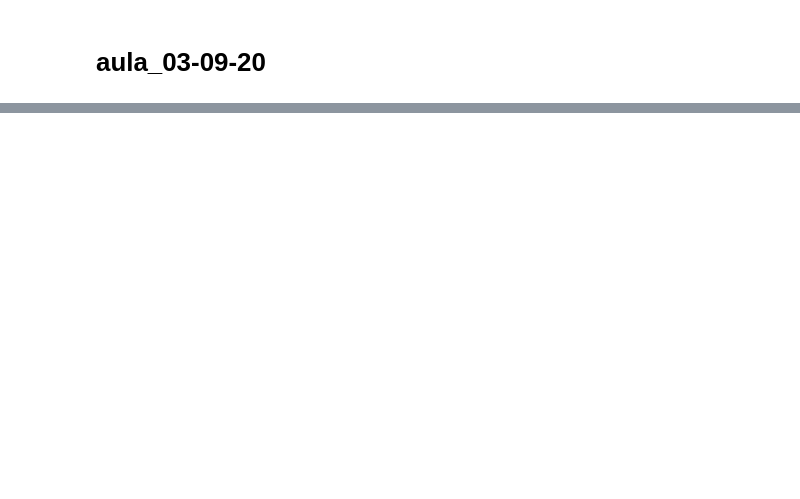
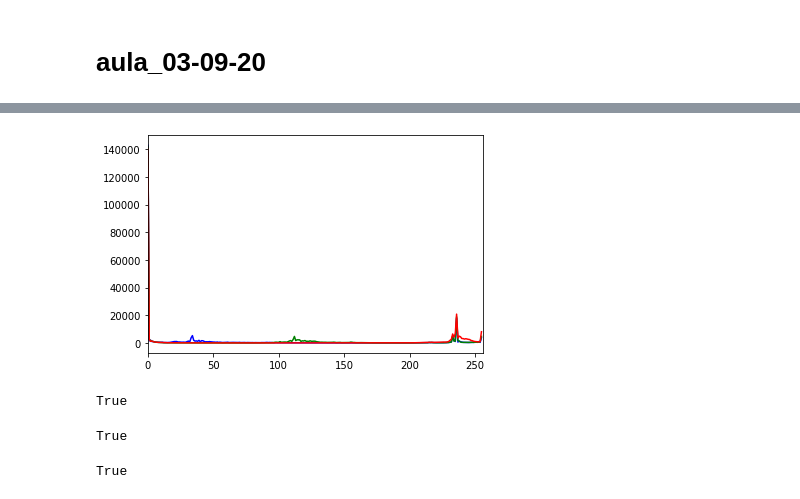
Before and after one commit to yuki86/robotica, a Jupyter notebook: aula_03-09-20.ipynb, the cells around one changed output, grey strips where cells are left out. Cells and saved outputs as stored; diff of their text form; code cells hidden in the pictures; blank space fills up the shorter version.

```diff
--- a/aula_03-09-20.ipynb
+++ b/aula_03-09-20.ipynb
@@ -12,0 +27,50 @@ AttributeError: ignored
+# %%
+import cv2
+import matplotlib.pylab as plt
+image = cv2.imread('fox.jpeg')
+color = ('b','g','r')
+for i, col in enumerate(color):
+  histr = cv2.calcHist([image],[i],None,[256],[0,256])
+  plt.plot(histr,color = col)
+  plt.xlim([0,256])
+plt.show()
+# %% [output]
+[figure, added]
+# %%
+import cv2
+import numpy as np
+imagem = cv2.imread('fox.jpeg')
+altura, largura, bytesPorPixel = np.shape(imagem)
+img = np.zeros([altura,largura,3])
+for py in range(0, altura):
+  for px in range(0, largura):
+    img[py][px][0] = imagem[py][px][0] # cor azul
+    img[py][px][1] = 0 # cor verde
+    img[py][px][2] = 0 # cor vermelho
+cv2.imwrite("fox-blue.jpeg", img )
+# %% [output]
+True
+# %%
+import cv2
+import numpy as np
+
+imagem = cv2.imread('fox.jpeg')
+altura, largura, bytesPorPixel = np.shape(imagem)
+img = np.zeros([altura,largura,3])
+
+for py in range(0, altura):
+  for px in range(0, largura):
+    img[py][px][0] = imagem[py][px][0] # cor azul
+    img[py][px][1] = imagem[py][px][0] # cor verde
+    img[py][px][2] = imagem[py][px][0] # cor vermelho
+cv2.imwrite("fox-gray.jpeg", img )
+# %% [output]
+True
+# %%
+import cv2
+import numpy as np
+imagem = cv2.imread("fox.jpeg")
+gray = cv2.cvtColor(imagem, cv2.COLOR_BGR2GRAY)
+cv2.imwrite('fox-grayscale.jpeg', gray)
+# %% [output]
+True
```
Also changed, not shown: parts of 3 cells of this notebook.
